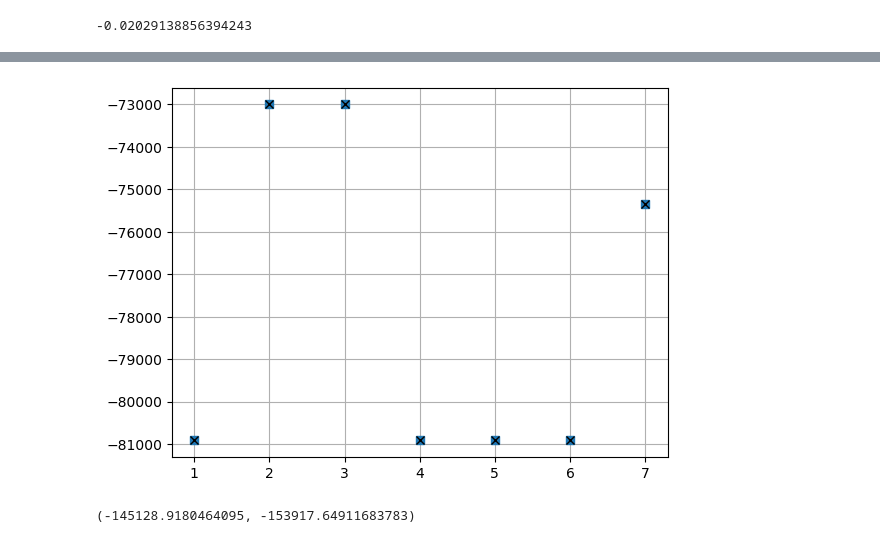
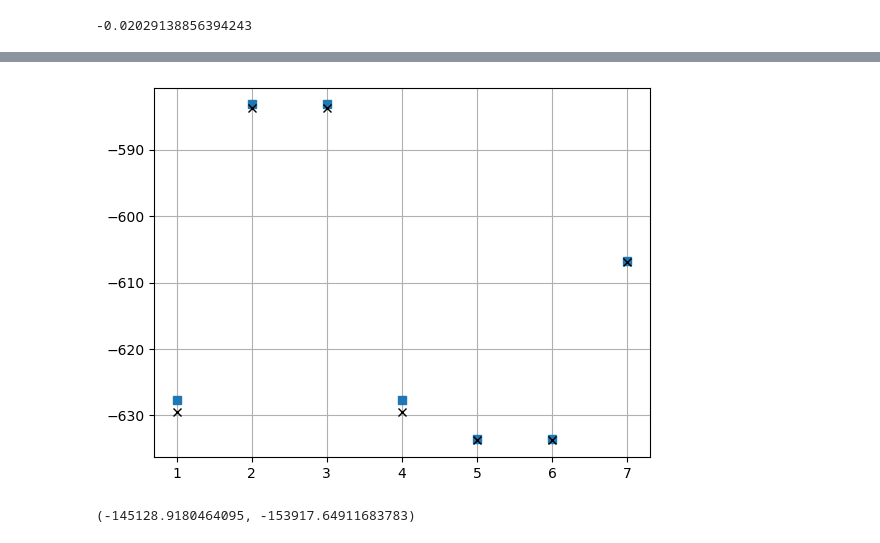
Before and after one commit to rconan/gmt-field-aberrations, a Jupyter notebook: examples/field-aberrations/field-aberrations-sx.ipynb, the cells around one changed output, grey strips where cells are left out. Cells and saved outputs as stored; diff of their text form; code cells hidden in the pictures.

```diff
--- a/examples/field-aberrations/field-aberrations-sx.ipynb
+++ b/examples/field-aberrations/field-aberrations-sx.ipynb
@@ -170,11 +170,12 @@ a7 = [d[i][1][6] for d in data]
 a8 = [d[i][1][7] for d in data]
 # %%
 def fifth_order(h,p,s,p_s):
-    return np.array([0.5*h**2*np.cos(2*p),
-              (1/8)*h**2*(3*np.cos(2*p)+4*s**2*np.cos(2*p)+32*s**2*np.cos(p+p_s)*np.cos(p-p_s)),
-              2*h*s*np.cos(p+p_s),
-              2*h**3*s*np.cos(p+p_s),
-              12*h**2*s**2*np.cos(2*p_s)])
+    g = 8.365/25.5
+    return 1e9*np.array([g**2*0.5*h**2*np.cos(2*p),
+              g**4*(1/8)*h**2*(3*np.cos(2*p)+4*s**2*np.cos(2*p)+32*s**2*np.cos(p+p_s)*np.cos(p-p_s)),
+              g**3*2*h*s*np.cos(p+p_s),
+              g**3*2*h**3*s*np.cos(p+p_s),
+              g**4*12*h**2*s**2*np.cos(2*p_s)])/np.sqrt(6)
 # %%
 fifth_order(1,0,1,np.pi/2)
 # %% [output]
@@ -183,6 +184,6 @@ array([ 5.0000000e-01,  8.7500000e-01,  1.2246468e-16,  1.2246468e-16,
 # %%
 def fifth_order_matrix(h,p):
-    s = 2
+    s = 2*8.71/8.365
     return np.vstack([fifth_order(h,p,s,np.pi/2),
                       fifth_order(h,p,s,np.pi/6),
                       fifth_order(h,p,s,-np.pi/6),
@@ -215,2 +216,2 @@ z[i]
 # %%
-a = fifth_order_matrix(z[i]*np.pi/180/60,0)
+a = np.vstack([fifth_order_matrix(x*np.pi/180/60,0) for x in z])
@@ -217,3 +222,5 @@ a = fifth_order_matrix(z[i]*np.pi/180/60,0)
+# %%
+a6 = np.hstack([[d[i][1][5] for d in data] for i in range(len(z))])
 # %%
 w,res,r,s = np.linalg.lstsq(a,a6,rcond=None)
 # %%
@@ -243,10 +262,10 @@ a6
 # %%
 fig,ax = plt.subplots()
-ax.plot(sids,a6,'s')
-ax.plot(sids,a@w,'kx')
+ax.plot(sids,a6[-7:],'s')
+ax.plot(sids,(a@w)[-7:],'kx')
 ax.grid()
 # %% [output]
-[figure, old version]
+[figure, new version]
 # %%
 a6[6]*3-a6[0],a6[1]+a6[4]
 # %% [output]
```
Also changed, not shown: parts of 11 cells of this notebook, 3 other files.
